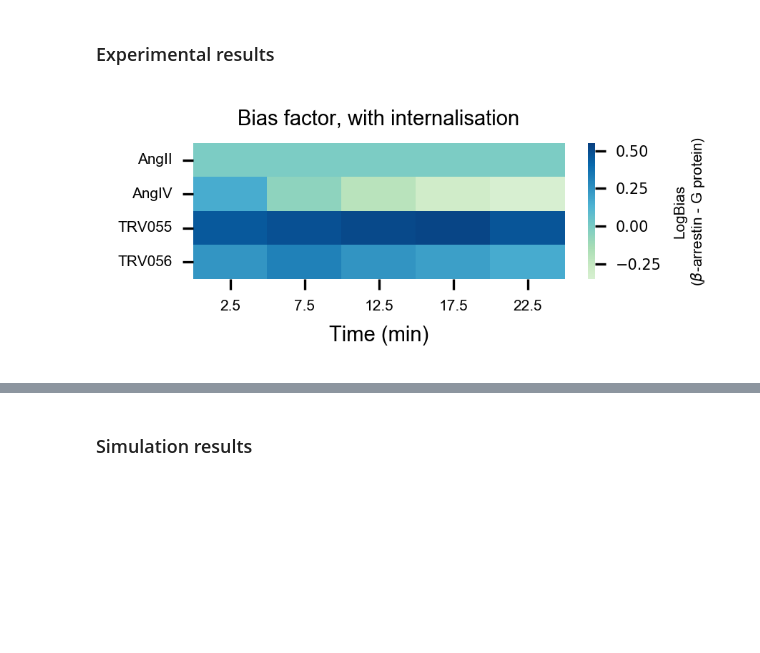
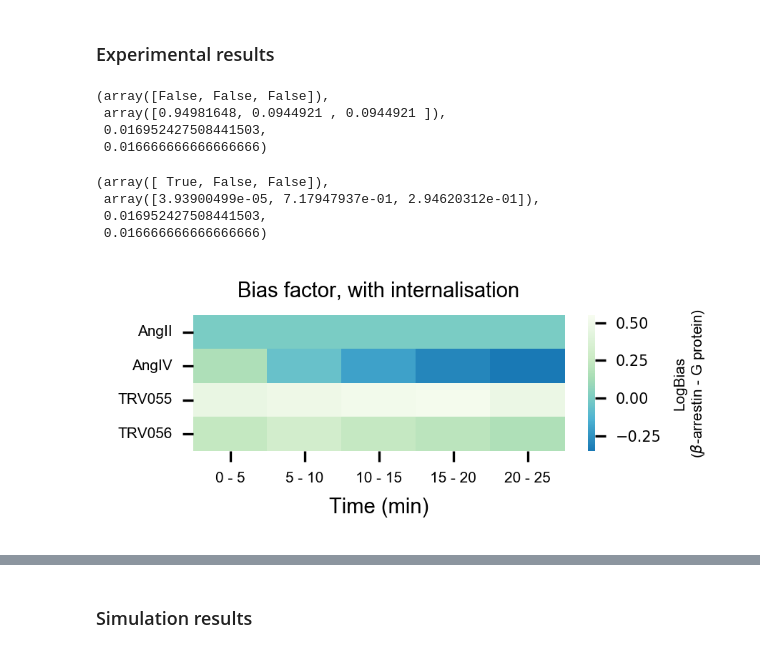
Before and after one commit to bence-szalai/gpcr-signaling-simulation, a Jupyter notebook: operation-model/operation-model.ipynb, the cells around one changed output, grey strips where cells are left out. Drawn from its saved outputs; the diff is of its cells as text; code cells hidden in the pictures; blank space fills up the shorter version.

```diff
--- a/operation-model/operation-model.ipynb
+++ b/operation-model/operation-model.ipynb
@@ -126,19 +141,35 @@ for i in results_mock.columns:
+# %%
+model = ols('bias ~ ligand * time', results_dyn_stat).fit()
+multipletests(model.pvalues[-3:])
+# %% [output]
+(array([False, False, False]),
+ array([0.94981648, 0.0944921 , 0.0944921 ]),
+ 0.016952427508441503,
+ 0.016666666666666666)
+# %%
+model = ols('bias ~ ligand * time', results_mock_stat).fit()
+multipletests(model.pvalues[-3:])
+# %% [output]
+(array([ True, False, False]),
+ array([3.93900499e-05, 7.17947937e-01, 2.94620312e-01]),
+ 0.016952427508441503,
+ 0.016666666666666666)
 # %%
 data = results_mock.astype(float)
 f = plt.figure(figsize=(3.0, 1.4), dpi=300)
-ax = sns.heatmap(data, cmap='GnBu', center=0, vmin=-0.35, vmax=0.55)
+ax = sns.heatmap(data, cmap='GnBu_r', center=0, vmin=-0.35, vmax=0.55)
 ax.set_yticklabels(results_mock.index, fontsize=5, fontname='Arial', rotation=0)
-ax.set_xticklabels([x + 2.5 for x in results_mock.columns], fontsize=5, fontname='Arial')
+ax.set_xticklabels([str(x) + ' - ' + str(x+5) for x in results_mock.columns], fontsize=5, fontname='Arial')
 plt.title('Bias factor, with internalisation', fontsize=7, fontname='Arial')
 plt.xlabel('Time (min)', fontsize=7, fontname='Arial')
 cbar = ax.collections[0].colorbar
 cbar.set_label(r'LogBias'+'\n'+r'($\beta$-arrestin - G protein)',
                fontsize=5, fontname='Arial')
 cbar.ax.yaxis.set_tick_params(labelsize=5)
 plt.tight_layout()
 plt.savefig('../results/exp-fit-gq-int.pdf')
 # %% [output]
-[figure, old version]
+[figure, new version]
 # %%
 data = results_dyn.astype(float)
 f = plt.figure(figsize=(3.0, 1.4), dpi=300)
```
Also changed, not shown: parts of 9 cells of this notebook.
